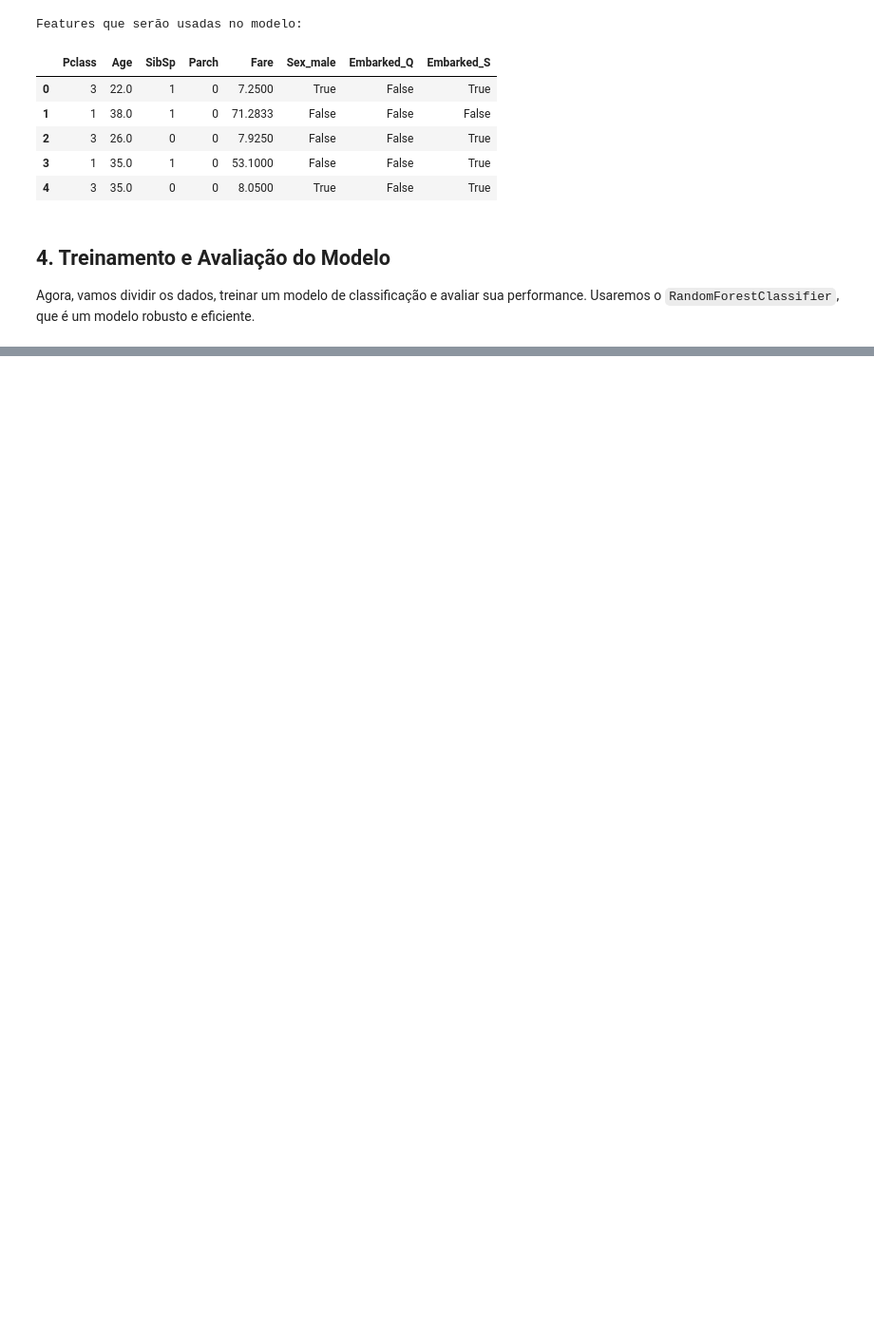
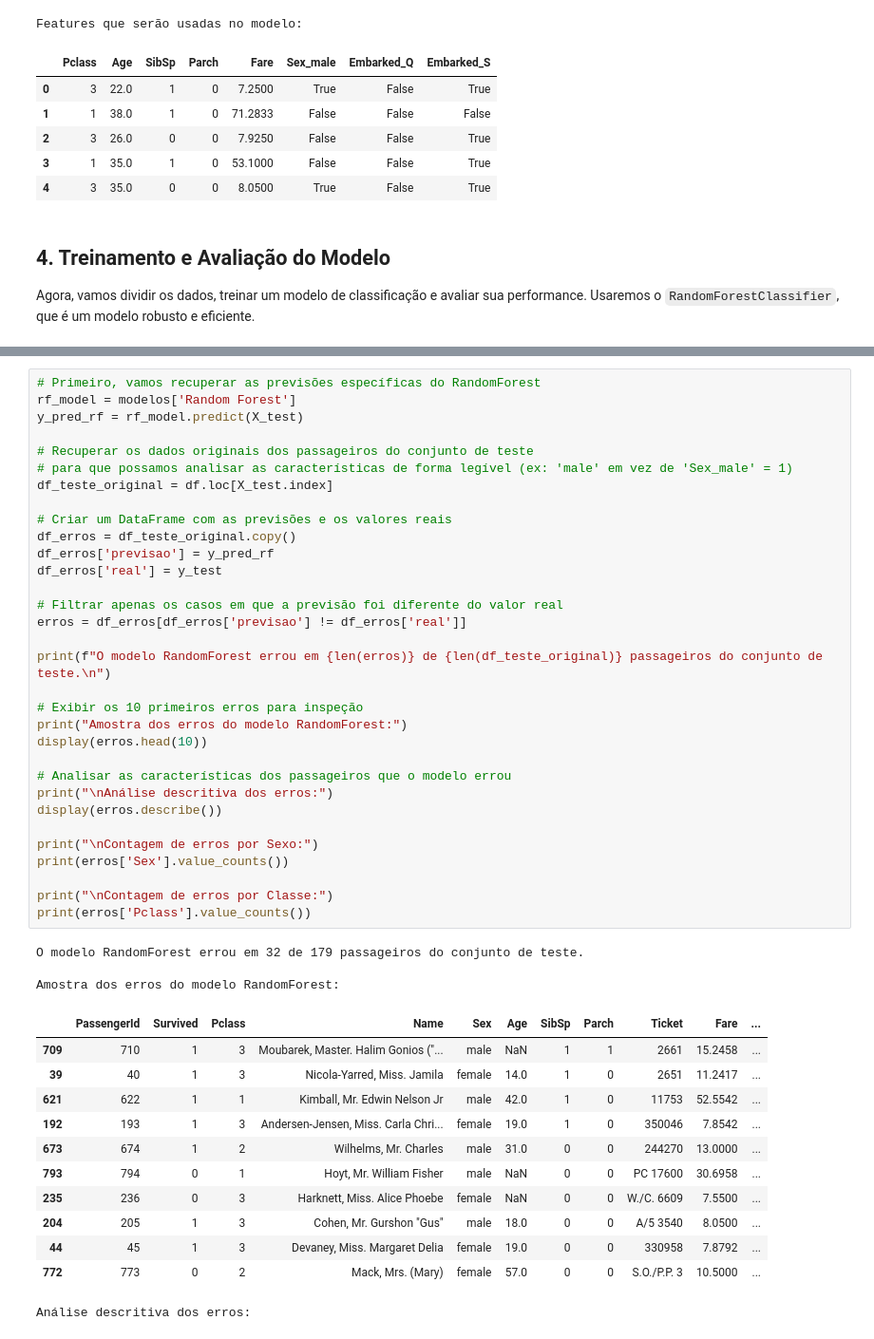
Before and after one commit to marcelolsanto/Analise_Titanic, a Jupyter notebook: notebooks/analise_titanic.ipynb, the cells around one changed output, grey strips where cells are left out. Shown at 95% size. Drawn from its saved outputs; the diff is of its cells as text; blank space fills up the shorter version.

```diff
--- a/notebooks/analise_titanic.ipynb
+++ b/notebooks/analise_titanic.ipynb
@@ -280,0 +433,48 @@ Matriz de Confusão:
+# %%
+# Primeiro, vamos recuperar as previsões específicas do RandomForest
+rf_model = modelos['Random Forest']
+y_pred_rf = rf_model.predict(X_test)
+
+# Recuperar os dados originais dos passageiros do conjunto de teste
+# para que possamos analisar as características de forma legível (ex: 'male' em vez de 'Sex_male' = 1)
+df_teste_original = df.loc[X_test.index]
+
+# Criar um DataFrame com as previsões e os valores reais
+df_erros = df_teste_original.copy()
+df_erros['previsao'] = y_pred_rf
+df_erros['real'] = y_test
+
+# Filtrar apenas os casos em que a previsão foi diferente do valor real
+erros = df_erros[df_erros['previsao'] != df_erros['real']]
+
+print(f"O modelo RandomForest errou em {len(erros)} de {len(df_teste_original)} passageiros do conjunto de teste.\n")
+
+# Exibir os 10 primeiros erros para inspeção
+print("Amostra dos erros do modelo RandomForest:")
+display(erros.head(10))
+
+# Analisar as características dos passageiros que o modelo errou
+print("\nAnálise descritiva dos erros:")
+display(erros.describe())
+
+print("\nContagem de erros por Sexo:")
+print(erros['Sex'].value_counts())
+
+print("\nContagem de erros por Classe:")
+print(erros['Pclass'].value_counts())
+# %% [output]
+O modelo RandomForest errou em 32 de 179 passageiros do conjunto de teste.
+
+Amostra dos erros do modelo RandomForest:
+|  | PassengerId | Survived | Pclass | Name | Sex | Age | SibSp | Parch | Ticket | Fare | ... |
+| 709 | 710 | 1 | 3 | Moubarek, Master. Halim Gonios ("... | male | NaN | 1 | 1 | 2661 | 15.2458 | ... |
+| 39 | 40 | 1 | 3 | Nicola-Yarred, Miss. Jamila | female | 14.0 | 1 | 0 | 2651 | 11.2417 | ... |
+| 621 | 622 | 1 | 1 | Kimball, Mr. Edwin Nelson Jr | male | 42.0 | 1 | 0 | 11753 | 52.5542 | ... |
+| 192 | 193 | 1 | 3 | Andersen-Jensen, Miss. Carla Chri... | female | 19.0 | 1 | 0 | 350046 | 7.8542 | ... |
+| 673 | 674 | 1 | 2 | Wilhelms, Mr. Charles | male | 31.0 | 0 | 0 | 244270 | 13.0000 | ... |
+| 793 | 794 | 0 | 1 | Hoyt, Mr. William Fisher | male | NaN | 0 | 0 | PC 17600 | 30.6958 | ... |
+| 235 | 236 | 0 | 3 | Harknett, Miss. Alice Phoebe | female | NaN | 0 | 0 | W./C. 6609 | 7.5500 | ... |
+| 204 | 205 | 1 | 3 | Cohen, Mr. Gurshon "Gus" | male | 18.0 | 0 | 0 | A/5 3540 | 8.0500 | ... |
+| 44 | 45 | 1 | 3 | Devaney, Miss. Margaret Delia | female | 19.0 | 0 | 0 | 330958 | 7.8792 | ... |
+| 772 | 773 | 0 | 2 | Mack, Mrs. (Mary) | female | 57.0 | 0 | 0 | S.O./P.P. 3 | 10.5000 | ... |
+Análise descritiva dos erros:
```
Also changed, not shown: parts of 7 cells of this notebook.
